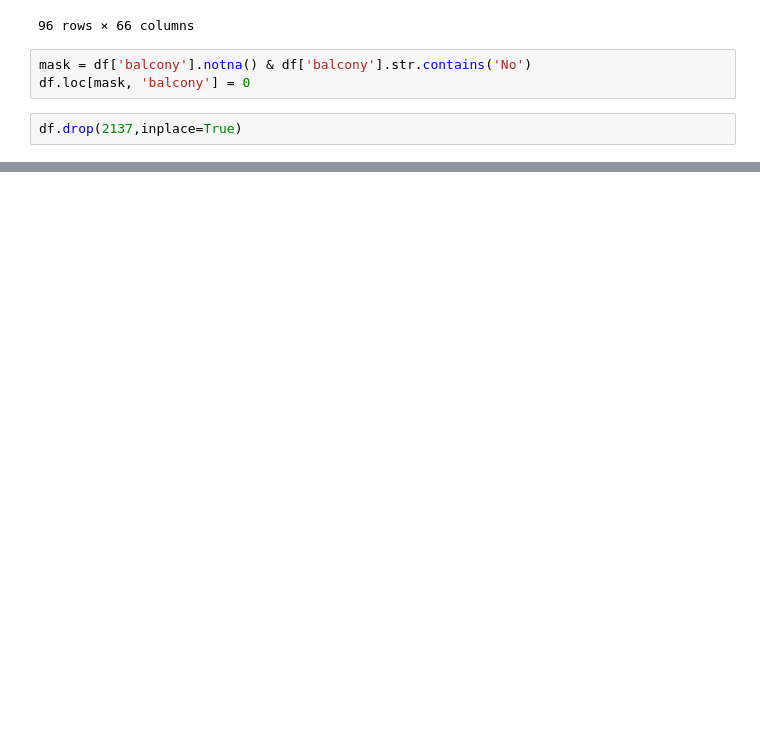
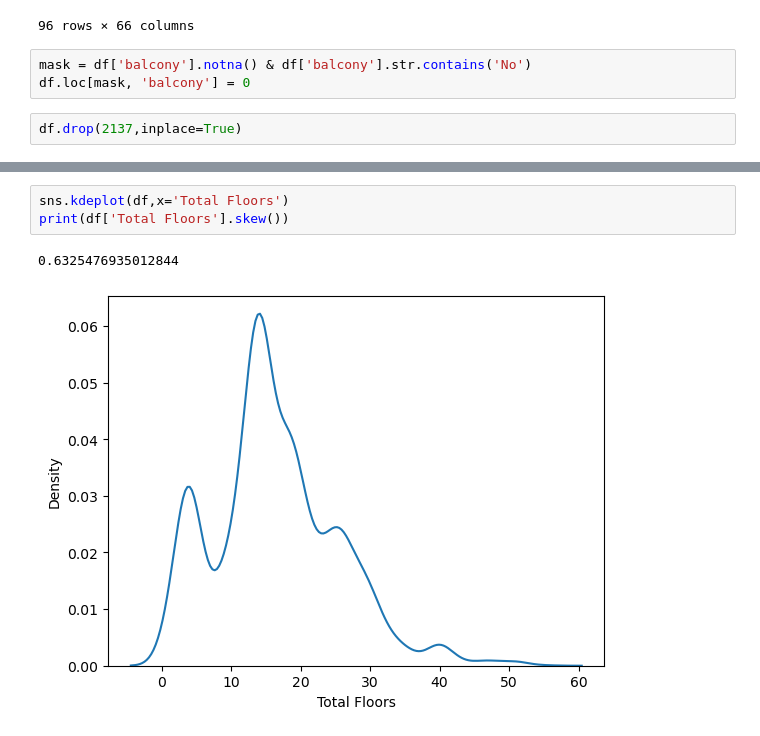
Before and after one commit to agarwalyashh/Real-Estate, a Jupyter notebook: Capstone.ipynb, the cells around one changed output, grey strips where cells are left out. Cells and saved outputs as stored; diff of their text form; blank space fills up the shorter version.

```diff
--- a/Capstone.ipynb
+++ b/Capstone.ipynb
@@ -584,0 +709,6 @@ df.drop(2137,inplace=True)
+# %%
+sns.kdeplot(df,x='Total Floors')
+print(df['Total Floors'].skew())
+# %% [output]
+0.6325476935012844
+[figure, added]
```
Also changed, not shown: parts of 46 cells of this notebook.
